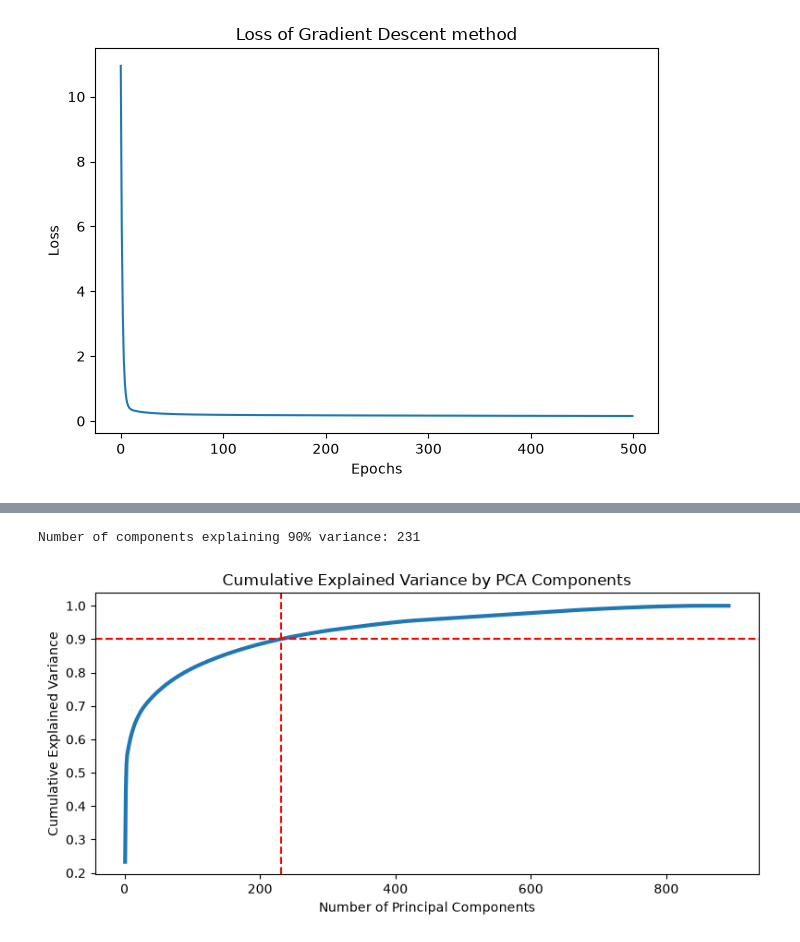
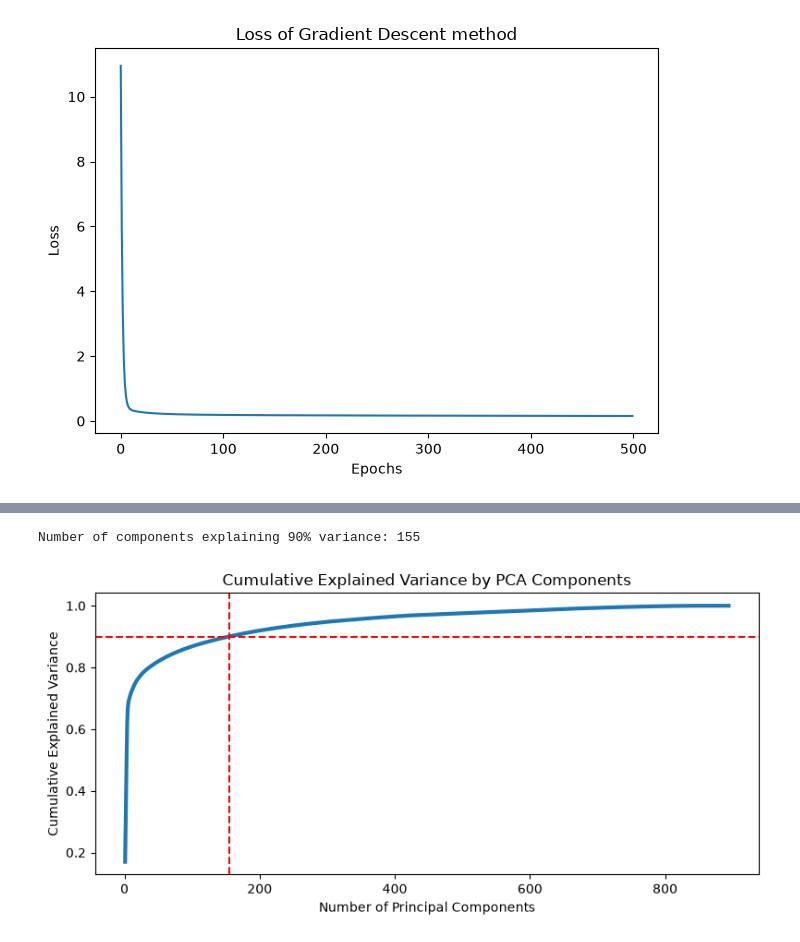
Before and after one commit to NhatHuyNguyen/3312605-dsts11523-final-project, a Jupyter notebook: part_a/src/part_a.ipynb, the cells around one changed output, grey strips where cells are left out. Drawn from its saved outputs; the diff is of its cells as text; code cells hidden in the pictures.

```diff
--- a/part_a/src/part_a.ipynb
+++ b/part_a/src/part_a.ipynb
@@ -386,8 +387,8 @@ df_with_rating['class_label'] = (df_with_rating['rating_number_historical'] >= 3
 
 # Define the permitted input features
 # cuisine_count created before
-X_cols = ['cost', 'cuisine', 'type', 'subzone', 'cuisine_count']
-numeric_features = ['cost', 'cuisine_count']
+X_cols = ['cost', 'cuisine', 'type', 'subzone', 'lat', 'lng', 'cuisine_count']
+numeric_features = ['cost', 'cuisine_count', 'lat', 'lng']
 categorical_features = ['cuisine', 'type', 'subzone']
 
 # Exclude the target, its derivatives, and identifiers from inputs
@@ -510,6 +511,7 @@ R2: 0.0844 +- 0.0458
 # %%
-X_train_processed = preprocessor.fit_transform(X_train)
-X_test_processed = preprocessor.transform(X_test)
+preprocessor_for_gd = copy.deepcopy(preprocessor)
+X_train_processed = preprocessor_for_gd.fit_transform(X_train)
+X_test_processed = preprocessor_for_gd.transform(X_test)
 # %%
 import numpy as np
 from sklearn.metrics import mean_squared_error, root_mean_squared_error, r2_score
@@ -639,27 +642,27 @@ plt.show()
 # %%
 # A8: PCA
 from sklearn.decomposition import PCA
-X_train_processed = preprocessor.fit_transform(X_train) # preprocessor include scaling
+X_train_processed = copy.deepcopy(preprocessor).fit_transform(X_train) # preprocessor include scaling
 
 pca_full = PCA(random_state=MODEL_SEED)
 pca_full.fit(X_train_processed)
 cum_var = np.cumsum(pca_full.explained_variance_ratio_)     # cumulative variance
 n_components_90 = np.argmax(cum_var >= 0.90) + 1      # get the
 print(f"Number of components explaining 90% variance: {n_components_90}")
 
 # Explained variance with 90% threshold
 plt.figure(figsize=(8,4))
 plt.plot(range(1, len(cum_var)+1), cum_var, linewidth=3.0)
 plt.axhline(y=0.90, color='r', linestyle='--')
 plt.axvline(x=n_components_90, color='r', linestyle='--')
 plt.title('Cumulative Explained Variance by PCA Components')
 plt.xlabel('Number of Principal Components')
 plt.ylabel('Cumulative Explained Variance')
 plt.tight_layout()
 plt.show()
 # %% [output]
-Number of components explaining 90% variance: 231
+Number of components explaining 90% variance: 155
-[figure, old version]
+[figure, new version]
 # %%
 # PC1 vs PC2 component
 pca_2 = PCA(n_components=2, random_state=MODEL_SEED)
```
Also changed, not shown: parts of 12 cells of this notebook, 1 other file.
